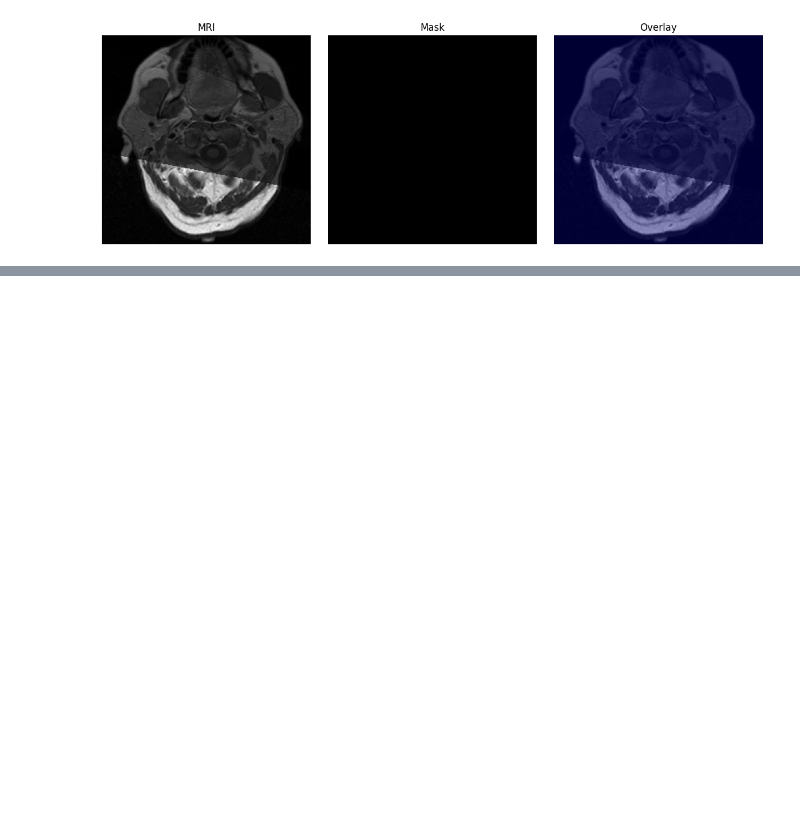
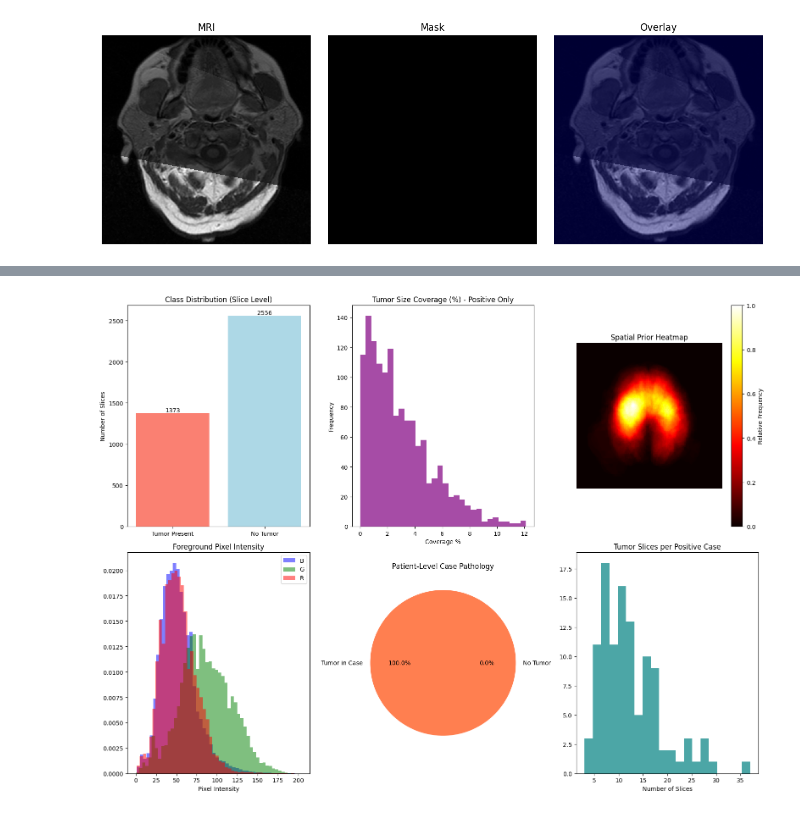
Before and after one commit to amoh909/Brain-Tumor-Segmentation-LGG, a Jupyter notebook: notebooks/dataexploration.ipynb, the cells around one changed output, grey strips where cells are left out. Drawn from its saved outputs; the diff is of its cells as text; code cells hidden in the pictures; blank space fills up the shorter version.

```diff
--- a/notebooks/dataexploration.ipynb
+++ b/notebooks/dataexploration.ipynb
@@ -61,0 +160,85 @@ plt.show()
+# %%
+# Visualizing all the newly collected metrics
+plt.figure(figsize=(16, 12))
+
+# 1. Class Distribution
+plt.subplot(2, 3, 1)
+labels = ['Tumor Present', 'No Tumor']
+counts = [positive_masks_count, negative_masks_count]
+plt.bar(labels, counts, color=['salmon', 'lightblue'])
+plt.title("Class Distribution (Slice Level)")
+plt.ylabel("Number of Slices")
+for i, v in enumerate(counts):
+    plt.text(i, v, str(v), ha='center', va='bottom')
+
+# 2. Tumor Size Distribution
+plt.subplot(2, 3, 2)
+plt.hist(positive_coverages, bins=30, color='purple', alpha=0.7)
+plt.title("Tumor Size Coverage (%) - Positive Only")
+plt.xlabel("Coverage %")
+plt.ylabel("Frequency")
+
+# 4. Heatmap
+plt.subplot(2, 3, 3)
+if heatmap is not None:
+    # Normalize heatmap
+    heatmap_norm = heatmap / np.max(heatmap)
+    plt.imshow(heatmap_norm, cmap='hot', interpolation='nearest')
+    plt.colorbar(label='Relative Frequency')
+    plt.title("Spatial Prior Heatmap")
+    plt.axis("off")
+
+# 3. Background-skewed Pixel Intensities, Foreground Only
+plt.subplot(2, 3, 4)
+plt.hist(foreground_blue, bins=50, color="blue", alpha=0.5, label='B', density=True)
+plt.hist(foreground_green, bins=50, color="green", alpha=0.5, label='G', density=True)
+plt.hist(foreground_red, bins=50, color="red", alpha=0.5, label='R', density=True)
+plt.title("Foreground Pixel Intensity")
+plt.xlabel("Pixel Intensity")
+plt.legend()
+
+# 6. Patient-level analysis
+plt.subplot(2, 3, 5)
+cases_with_tumor = sum(1 for c, v in case_tumor_counts.items() if v > 0)
+cases_without_tumor = len(case_tumor_counts) - cases_with_tumor
+plt.pie([cases_with_tumor, cases_without_tumor], labels=['Tumor in Case', 'No Tumor'], autopct='%1.1f%%', colors=['coral', 'lightgreen'])
+plt.title("Patient-Level Case Pathology")
+
+plt.subplot(2, 3, 6)
+tumor_slices_per_case = [v for k, v in case_tumor_counts.items() if v > 0]
+plt.hist(tumor_slices_per_case, bins=20, color='teal', alpha=0.7)
+plt.title("Tumor Slices per Positive Case")
+plt.xlabel("Number of Slices")
+
+plt.tight_layout()
+plt.show()
+
+# Visualize a few random cases to understand dataset variation
+random_samples = random.sample(image_paths, min(4, len(image_paths)))
+plt.figure(figsize=(14, 10))
+for i, img_path in enumerate(random_samples, start=1):
+    mask_path = img_path.with_name(img_path.name.replace(".tif", "_mask.tif"))
+    img = cv2.imread(str(img_path))
+    mask = cv2.imread(str(mask_path), cv2.IMREAD_GRAYSCALE)
+    img_rgb = cv2.cvtColor(img, cv2.COLOR_BGR2RGB)
+
+    plt.subplot(4, 3, 3 * (i - 1) + 1)
+    plt.imshow(img_rgb)
+    plt.title(f"Image {i}")
+    plt.axis("off")
+
+    plt.subplot(4, 3, 3 * (i - 1) + 2)
+    plt.imshow(mask, cmap="gray")
+    plt.title(f"Mask {i}")
+    plt.axis("off")
+
+    plt.subplot(4, 3, 3 * (i - 1) + 3)
+    plt.imshow(img_rgb)
+    plt.imshow(mask, cmap="jet", alpha=0.35)
+    plt.title(f"Overlay {i}")
+    plt.axis("off")
+
+plt.tight_layout()
+plt.show()
+# %% [output]
+[figure, added]
```
Also changed, not shown: parts of 2 cells of this notebook.
